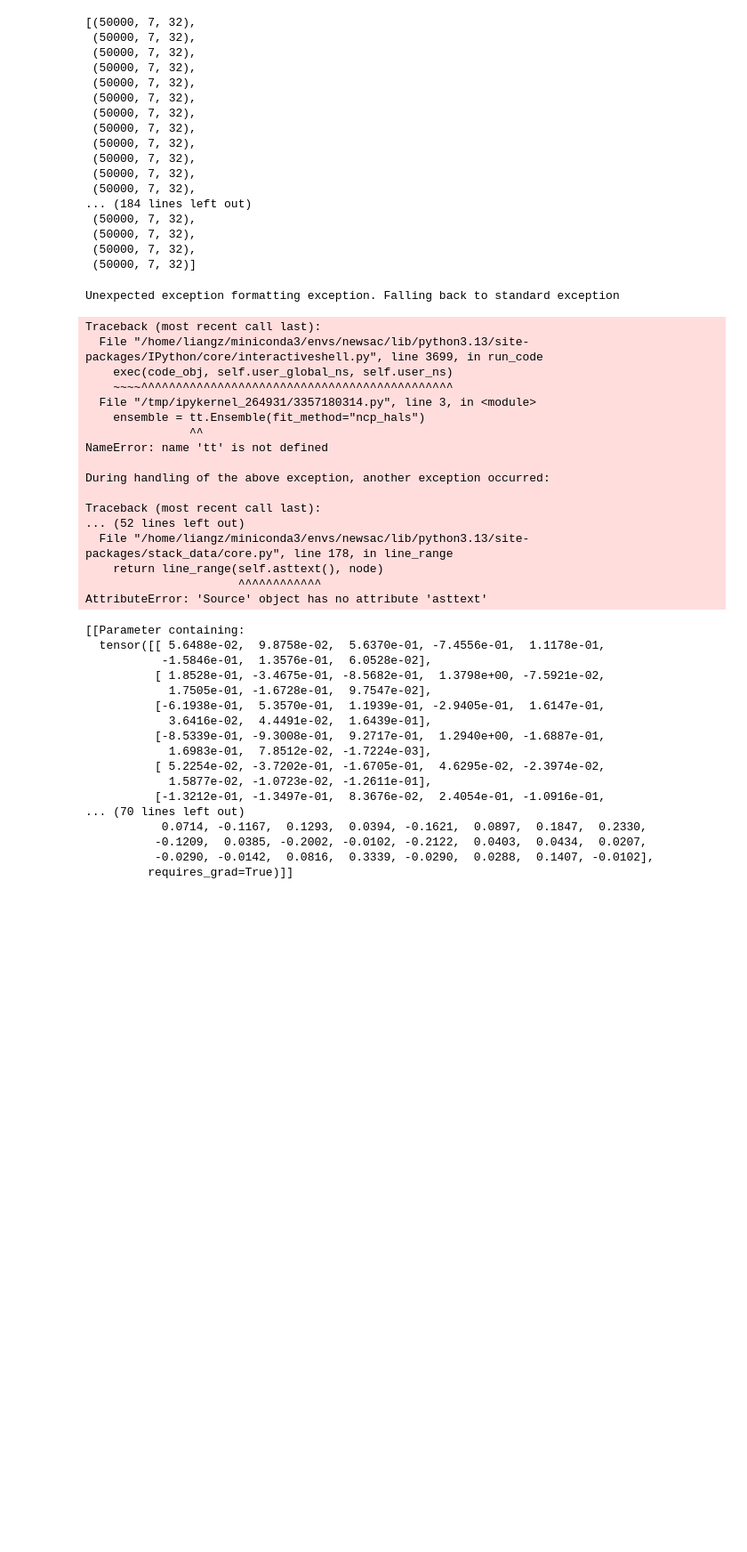
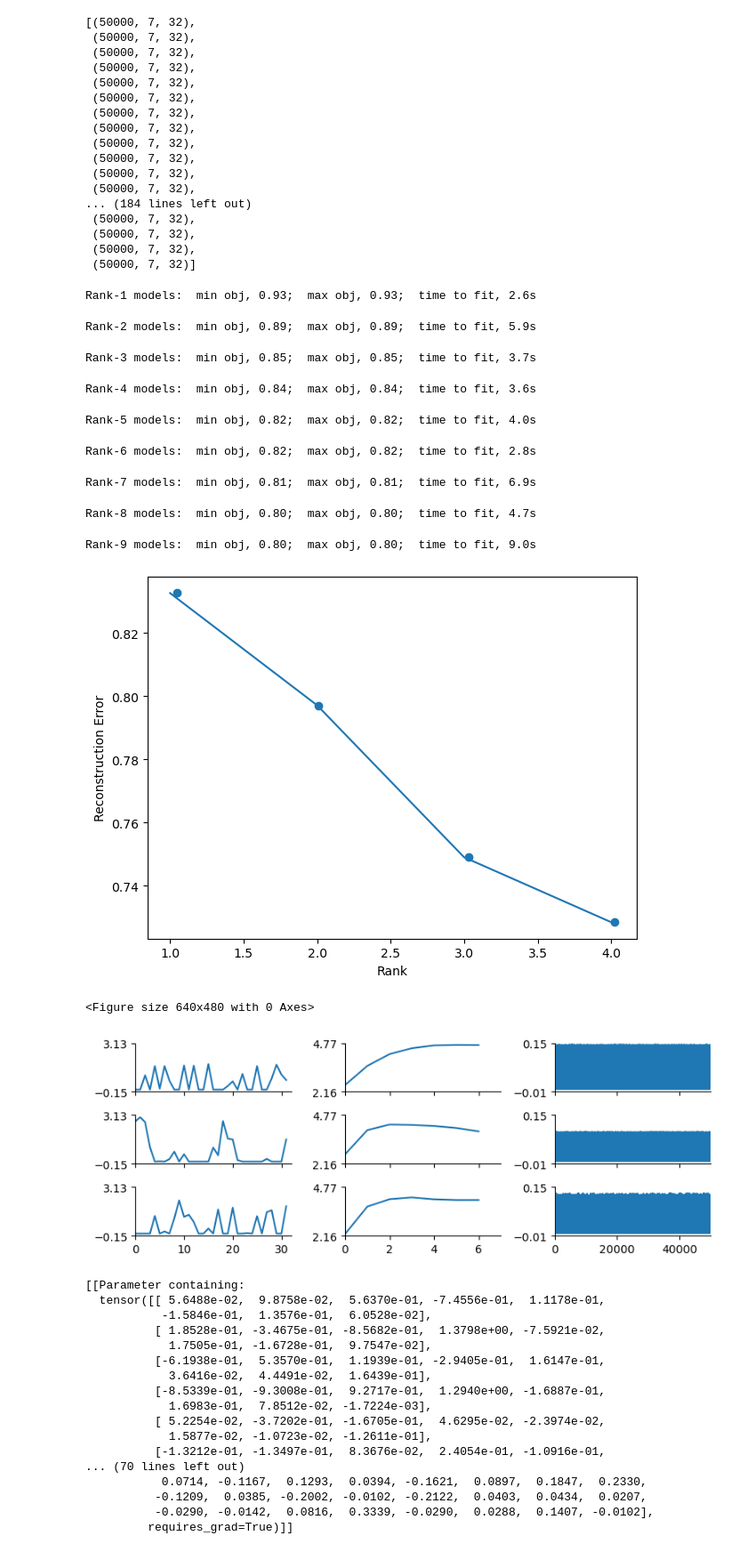
Before and after one commit to mosorio/saccades, a Jupyter notebook: test_simpleRNN.ipynb, the cells around one changed output. Shown at 89% size. Saved outputs shown, nothing was run; the diff lists cells and outputs as text; code cells hidden in the pictures; blank space fills up the shorter version.

```diff
--- a/test_simpleRNN.ipynb
+++ b/test_simpleRNN.ipynb
@@ -371,27 +482,34 @@ import tensortools as tt
 ensemble = tt.Ensemble(fit_method="ncp_hals")
 from sklearn.metrics import r2_score
 # do in cv
-X = train_results['hidden_activations'][-1].copy()
-ensemble.fit(X, ranks=range(1,5), replicates=1)
+X = train_results['hidden_activations'][-1].copy().T
+ensemble.fit(X, ranks=range(1,10), replicates=1)
 # %% [output]
-Unexpected exception formatting exception. Falling back to standard exception
+Rank-1 models:  min obj, 0.93;  max obj, 0.93;  time to fit, 2.6s
-Traceback (most recent call last):
-  File "/home/liangz/miniconda3/envs/newsac/lib/python3.13/site-packages/IPython/core/interactiveshell.py", line 3699, in run_code
-    exec(code_obj, self.user_global_ns, self.user_ns)
-    ~~~~^^^^^^^^^^^^^^^^^^^^^^^^^^^^^^^^^^^^^^^^^^^^^
-  File "/tmp/ipykernel_264931/3357180314.py", line 3, in <module>
-    ensemble = tt.Ensemble(fit_method="ncp_hals")
-               ^^
-NameError: name 'tt' is not defined
-
-During handling of the above exception, another exception occurred:
-
-Traceback (most recent call last):
-... (52 lines left out)
-  File "/home/liangz/miniconda3/envs/newsac/lib/python3.13/site-packages/stack_data/core.py", line 178, in line_range
-    return line_range(self.asttext(), node)
-                      ^^^^^^^^^^^^
-AttributeError: 'Source' object has no attribute 'asttext'
+Rank-2 models:  min obj, 0.89;  max obj, 0.89;  time to fit, 5.9s
+Rank-3 models:  min obj, 0.85;  max obj, 0.85;  time to fit, 3.7s
+Rank-4 models:  min obj, 0.84;  max obj, 0.84;  time to fit, 3.6s
+Rank-5 models:  min obj, 0.82;  max obj, 0.82;  time to fit, 4.0s
+Rank-6 models:  min obj, 0.82;  max obj, 0.82;  time to fit, 2.8s
+Rank-7 models:  min obj, 0.81;  max obj, 0.81;  time to fit, 6.9s
+Rank-8 models:  min obj, 0.80;  max obj, 0.80;  time to fit, 4.7s
+Rank-9 models:  min obj, 0.80;  max obj, 0.80;  time to fit, 9.0s
+# %%
+fig,ax = plt.subplots(1,1)
+tt.plot_objective(ensemble, ax=ax)
+ax.set_xlabel('Rank')
+ax.set_ylabel('Reconstruction Error')
+fig.tight_layout()
+
+plt.figure()
+num_components = 3
+replicate = 0
+tt.plot_factors(ensemble.factors(num_components)[replicate])
+plt.show()
+# %% [output]
+[figure, added]
+<Figure size 640x480 with 0 Axes>
+[figure, added]
 # %%
 # -----------------------
 # Quick inference / prints
```
Also changed, not shown: parts of 4 cells of this notebook.
